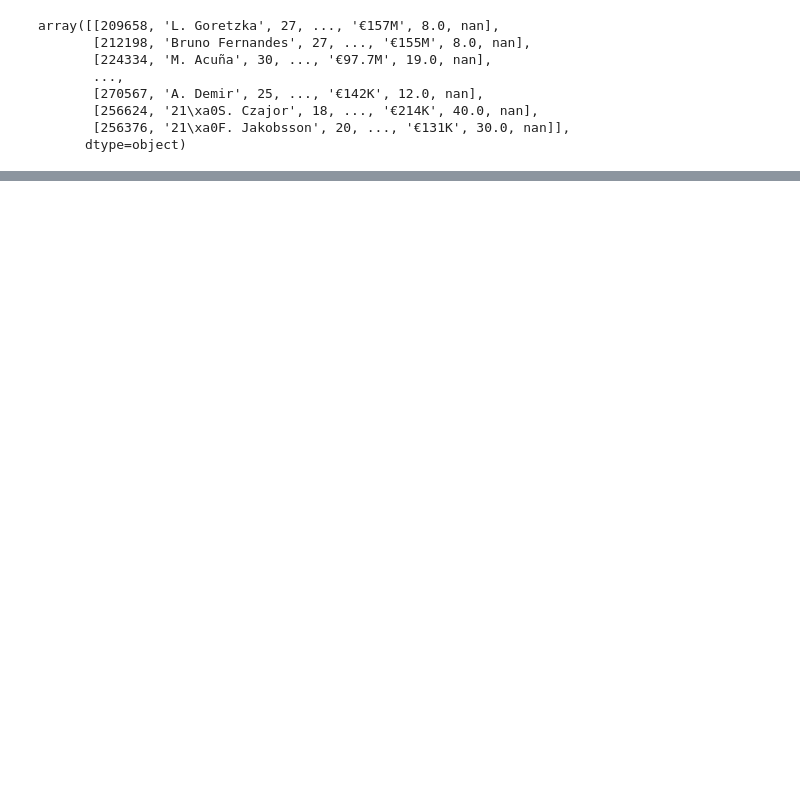
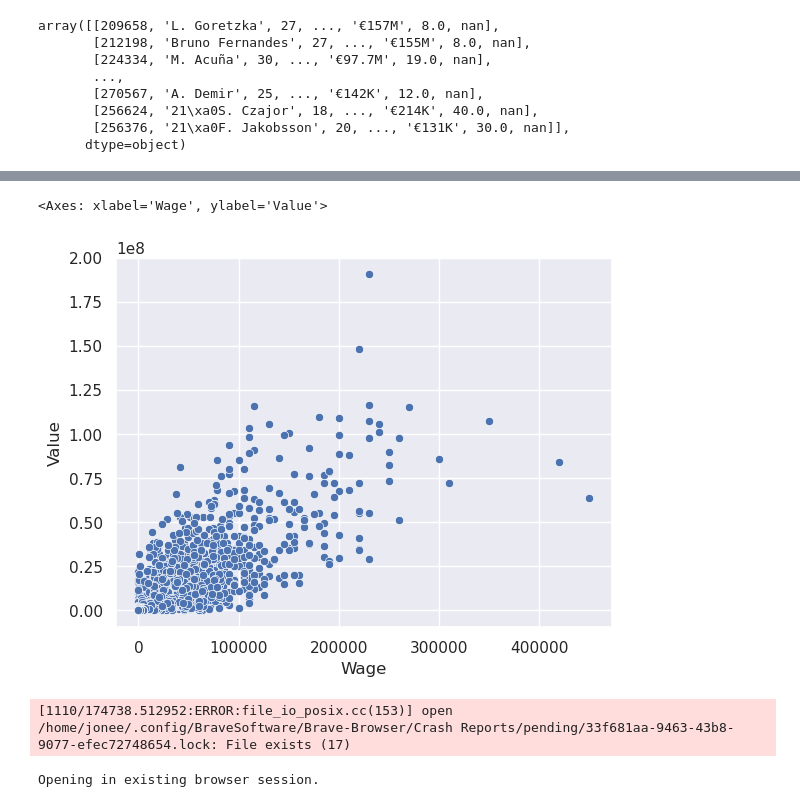
Before and after one commit to Jhonneg/fifa_ipynb, a Jupyter notebook: main.ipynb, the cells around one changed output, grey strips where cells are left out. Saved outputs shown, nothing was run; the diff lists cells and outputs as text; code cells hidden in the pictures; blank space fills up the shorter version.

Commit message:
code visualizer with seaborn

```diff
--- a/main.ipynb
+++ b/main.ipynb
@@ -69 +69,23 @@ df1
 17660 rows × 4 columns
+# %%
+import seaborn as sns
+sns.set_theme()
+
+graph = sns.scatterplot(x="Wage", y="Value", data = df1)
+graph
+# %% [output]
+<Axes: xlabel='Wage', ylabel='Value'>
+[figure, added]
+# %%
+from bokeh.plotting import figure, show
+from bokeh.models import HoverTool
+
+
+TOOLTIPS = HoverTool(tooltips=[("index","$index"),("(Wage,Value)", "(@Wage,@Value)"), ("Name","@Name")])
+
+p = figure(title="Fifa 2023", x_axis_label="Wage",y_axis_label="Value", tools=[TOOLTIPS])
+p.scatter("Wage", "Value", size=10, source=df1)
+show(p)
+# %% [output]
+[1110/174738.512952:ERROR:file_io_posix.cc(153)] open /home/jonee/.config/BraveSoftware/Brave-Browser/Crash Reports/pending/33f681aa-9463-43b8-9077-efec72748654.lock: File exists (17)
+Opening in existing browser session.
```
Also changed, not shown: parts of 1 cell of this notebook, 1 other file.
